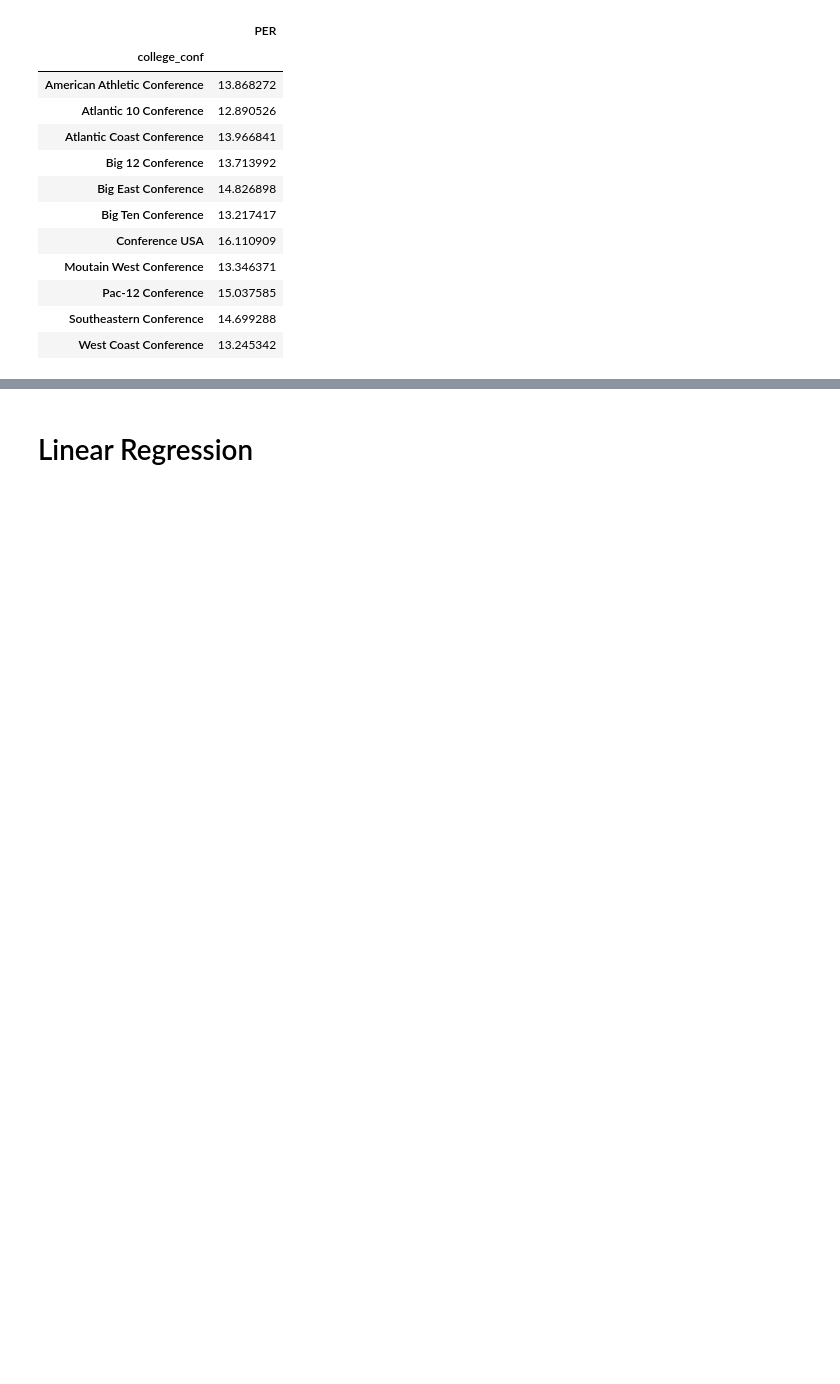
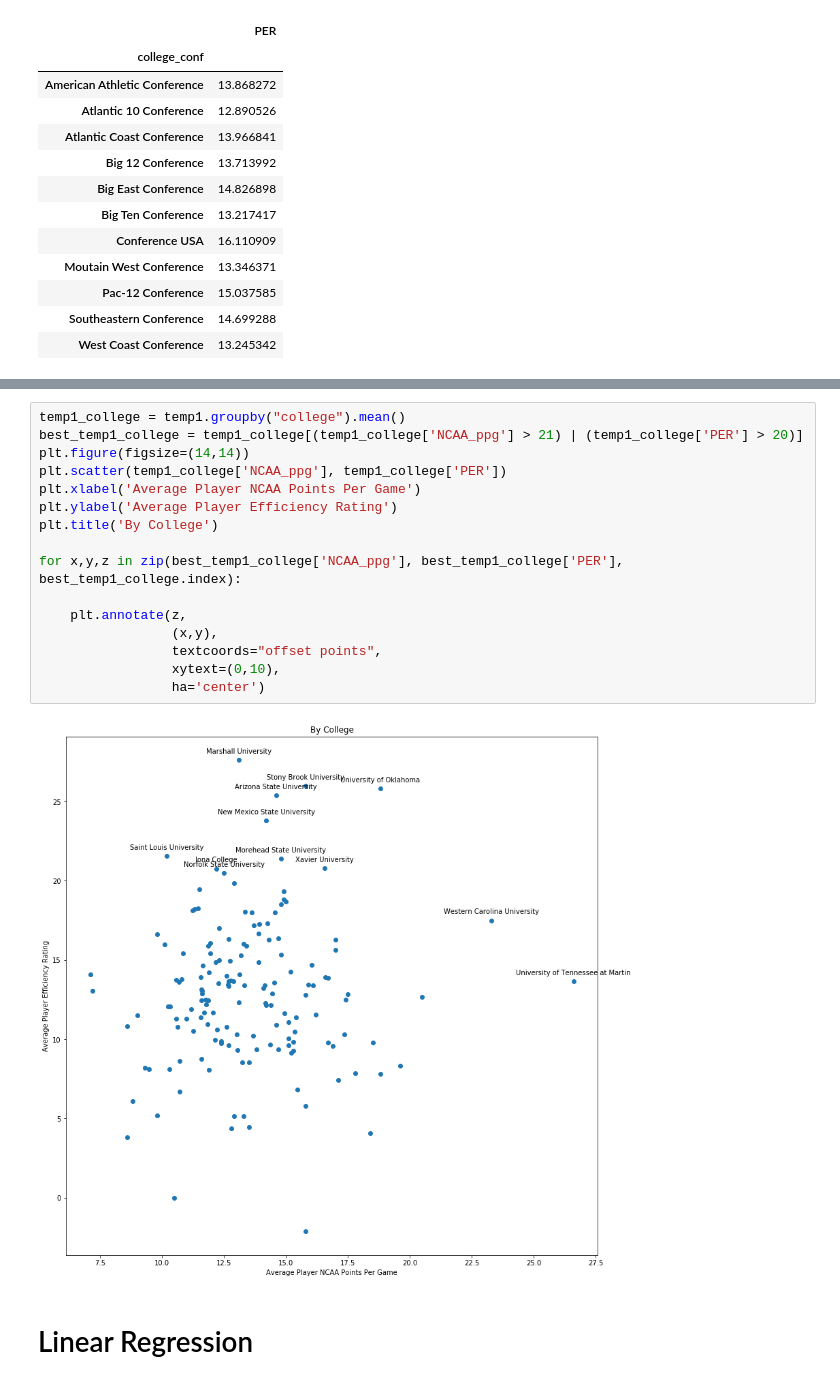
Before and after one commit to brybranmuffin/data100finalproj, a Jupyter notebook: Final-Project.ipynb, the cells around one changed output, grey strips where cells are left out. Cells and saved outputs as stored; diff of their text form; blank space fills up the shorter version.

```diff
--- a/Final-Project.ipynb
+++ b/Final-Project.ipynb
@@ -763,3 +803,21 @@ per_conf_all_college[per_conf_all_college.groupby("college_conf")['name'].transf
+# %%
+temp1_college = temp1.groupby("college").mean()
+best_temp1_college = temp1_college[(temp1_college['NCAA_ppg'] > 21) | (temp1_college['PER'] > 20)]
+plt.figure(figsize=(14,14))
+plt.scatter(temp1_college['NCAA_ppg'], temp1_college['PER'])
+plt.xlabel('Average Player NCAA Points Per Game')
+plt.ylabel('Average Player Efficiency Rating')
+plt.title('By College')
+
+for x,y,z in zip(best_temp1_college['NCAA_ppg'], best_temp1_college['PER'], best_temp1_college.index):
+
+    plt.annotate(z,
+                 (x,y),
+                 textcoords="offset points",
+                 xytext=(0,10),
+                 ha='center')
+# %% [output]
+[figure, added]
 # %% [markdown]
 # Linear Regression
 # %%
```
Also changed, not shown: parts of 7 cells of this notebook.
